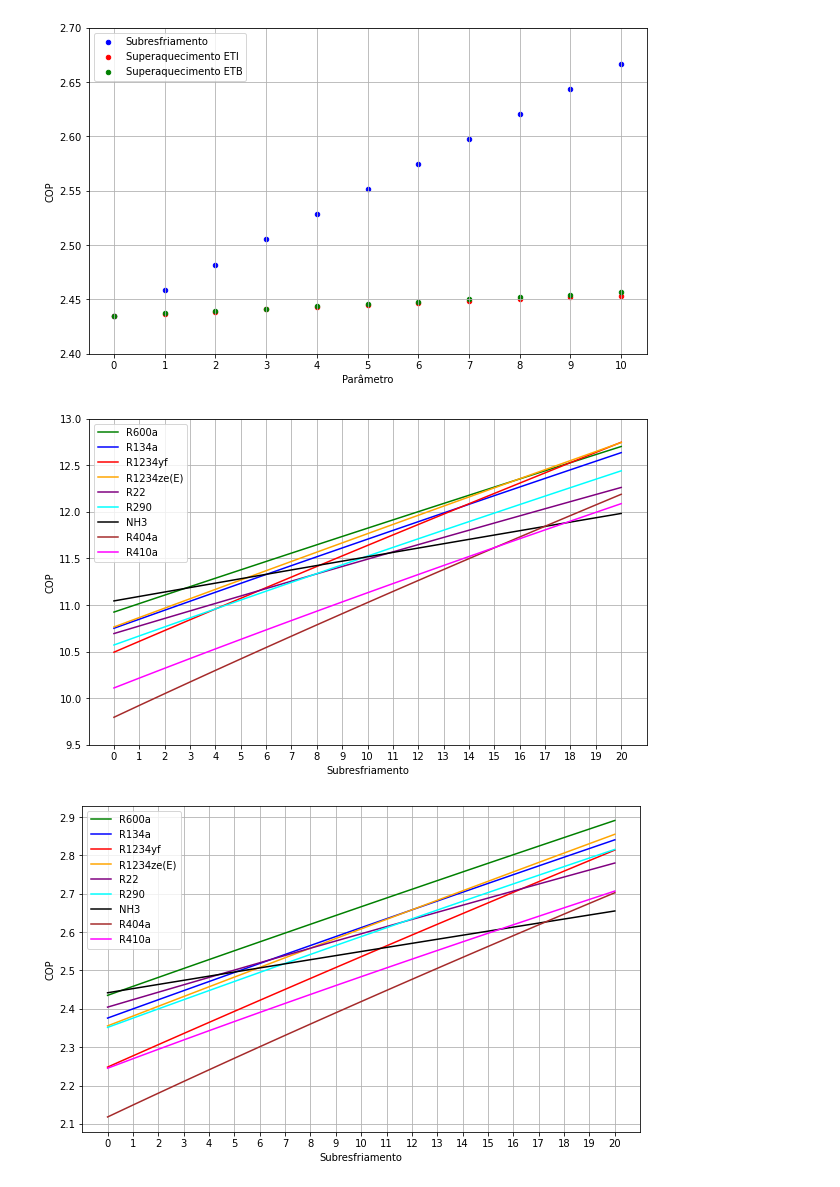
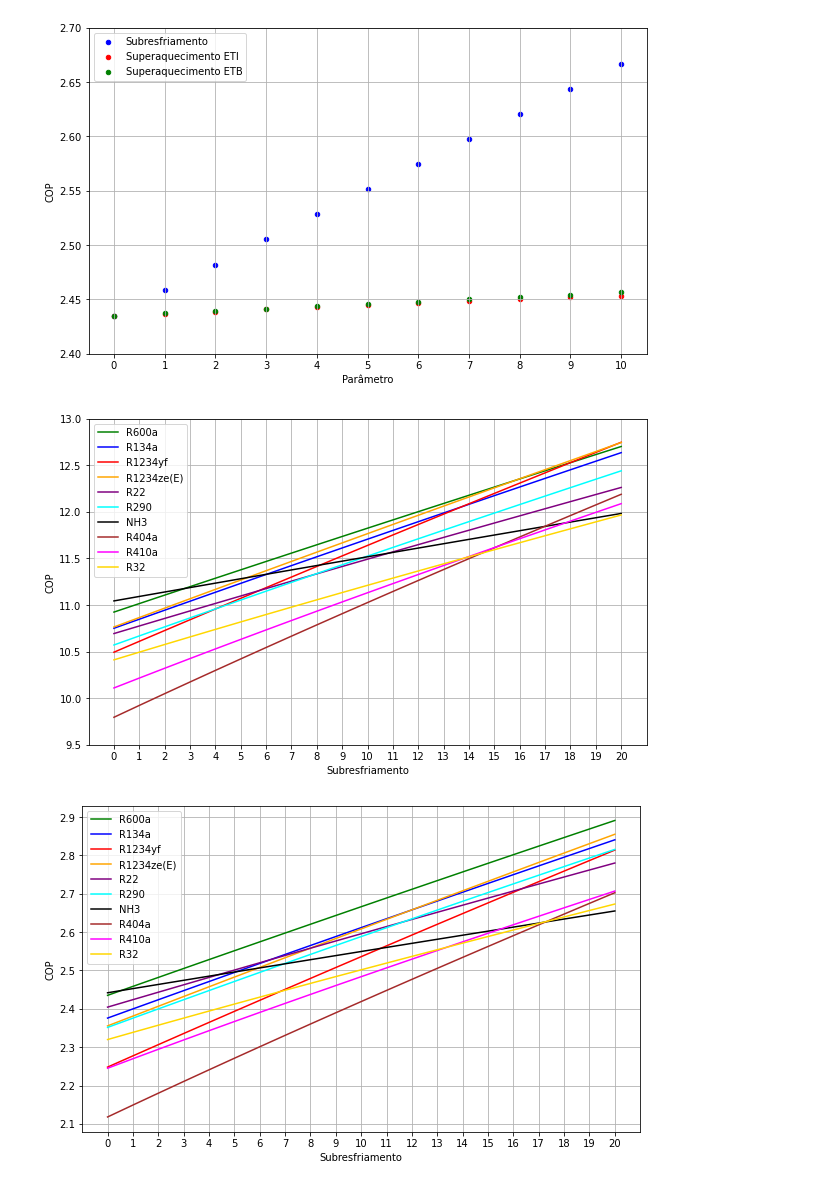
Before and after one commit to pflpedrosa/refrigeration-cycle-optimization, a Jupyter notebook: src/graphs_generator.ipynb, the cells around one changed output. Saved outputs shown, nothing was run; the diff lists cells and outputs as text; code cells hidden in the pictures.

```diff
--- a/src/graphs_generator.ipynb
+++ b/src/graphs_generator.ipynb
@@ -233,40 +233,41 @@ def generate_df_for_comparison_of_subcooling_effect_on_refrigerants_basic_cycle(
     return results
 
 dfs = {}
-refrigerants = ['R600a', 'R134a', 'R1234yf', 'R1234ze(E)', 'R22', 'R290', 'NH3', 'R404a', 'R410a']
+refrigerants = ['R600a', 'R134a', 'R1234yf', 'R1234ze(E)', 'R22', 'R290', 'NH3', 'R404a', 'R410a', 'R32']
 refrigerant_colors = {
     'R600a': 'green',
     'R134a': 'blue',
     'R1234yf': 'red',
     'R1234ze(E)': 'orange',
     'R22': 'purple',
     'R290': 'cyan',
     'NH3': 'black',
     'R404a': 'brown',
-    'R410a': 'magenta'
+    'R410a': 'magenta',
+    'R32': 'gold'
 }
 for refrigerant in refrigerants:
     dfs[refrigerant] = generate_df_for_comparison_of_subcooling_effect_on_refrigerants_basic_cycle(refrigerant)
 
 fig, ax = plt.subplots(figsize=(10, 6))
 for refrigerant in refrigerants:
     dfs[refrigerant].plot(
         x='subcooling',
         y='cop',
         kind='line',
         color=refrigerant_colors[refrigerant],
         label=refrigerant,
         ax=ax
 )
 ax.set_ylabel('COP')
 ax.set_xlabel('Subresfriamento')
 ax.set_xticks(range(0,21))
 ax.set_yticks([9 + (x * 0.5) for x in range(1, 9)])
 ax.grid(True)
 
 plt.savefig('images/comparison_of_subcooling_effect_on_refrigerants_basic_cycle.png')
 # %% [output]
-[figure, old version]
+[figure, new version]
 # %%
 def generate_df_for_comparison_of_subcooling_effect_on_refrigerants_two_evaporators_cycle(refrigerant):
     input_values = {
@@ -305,7 +306,7 @@ def generate_df_for_comparison_of_subcooling_effect_on_refrigerants_two_evaporat
     return results
 
 dfs = {}
-refrigerants = ['R600a', 'R134a', 'R1234yf', 'R1234ze(E)', 'R22', 'R290', 'NH3', 'R404a', 'R410a']
+refrigerants = ['R600a', 'R134a', 'R1234yf', 'R1234ze(E)', 'R22', 'R290', 'NH3', 'R404a', 'R410a', 'R32']
 refrigerant_colors = {
     'R600a': 'green',
     'R134a': 'blue',
@@ -315,7 +316,8 @@ refrigerant_colors = {
     'R290': 'cyan',
     'NH3': 'black',
     'R404a': 'brown',
-    'R410a': 'magenta'
+    'R410a': 'magenta',
+    'R32': 'gold'
 }
 for refrigerant in refrigerants:
     dfs[refrigerant] = generate_df_for_comparison_of_subcooling_effect_on_refrigerants_two_evaporators_cycle(refrigerant)
@@ -338,4 +340,4 @@ ax.grid(True)
 
 plt.savefig('images/comparison_of_subcooling_effect_on_refrigerants_two_evaporators_cycle.png')
 # %% [output]
-[figure, old version]
+[figure, new version]
```
Also changed, not shown: 13 other files.
